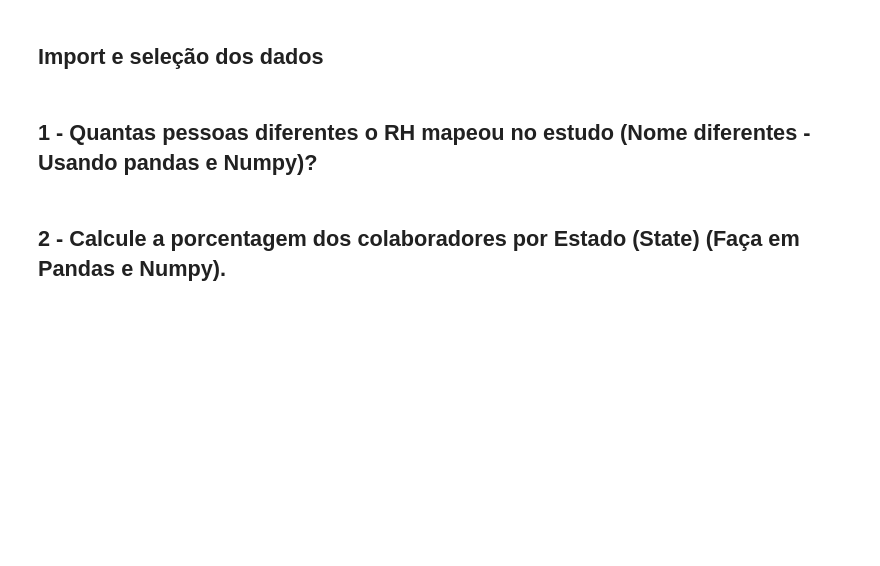
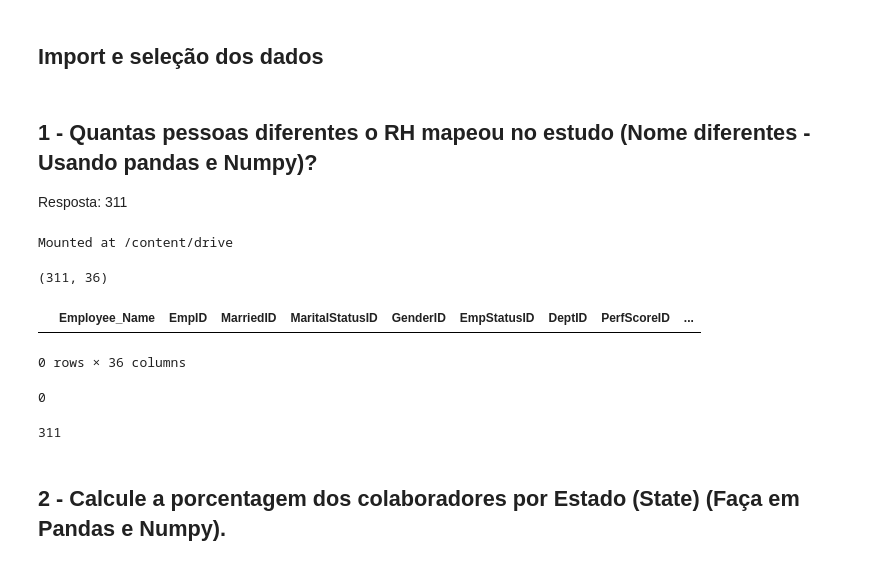
Before and after one commit to valdirdpg/curso-dnc, a Jupyter notebook: Bibliotecas_Python_V2_Numpy,_Pandas_e_Matplot_[Valdir].ipynb, the cells around one changed output. Cells and saved outputs as stored; diff of their text form; code cells hidden in the pictures; blank space fills up the shorter version.

```diff
--- a/Bibliotecas_Python_V2_Numpy,_Pandas_e_Matplot_[Valdir].ipynb
+++ b/Bibliotecas_Python_V2_Numpy,_Pandas_e_Matplot_[Valdir].ipynb
@@ -32,5 +32,11 @@ df = pd.read_csv('/content/drive/MyDrive/Colab Notebooks/dnc/Dataset/HRDataset_v
 # %% [markdown]
 ## 1 - Quantas pessoas diferentes o RH mapeou no estudo (Nome diferentes - Usando pandas e Numpy)?
+Resposta: 311
 # %%
 import pandas as pd
 import numpy as np
+# %%
+from google.colab import drive
+drive.mount('/content/drive')
+# %% [output]
+Mounted at /content/drive
@@ -37,2 +45,23 @@ import numpy as np
+# %%
+print(hrd.shape)
+hrd.head(0)
+# %% [output]
+(311, 36)
+|  | Employee_Name | EmpID | MarriedID | MaritalStatusID | GenderID | EmpStatusID | DeptID | PerfScoreID | ... |
+0 rows × 36 columns
+# %%
+# Resposta 1 com Pandas
+hrd.duplicated()
+hrd1 = list(hrd['Employee_Name'].duplicated())
+hrd1.count(False)
+# %% [output]
+0
+# %%
+# Resposta 1 com Numpy
+hrd2 = list(hrd['EmpID'])
+hr3 = np.unique(hrd2)
+hr3.size
+# %% [output]
+311
 # %% [markdown]
 ## 2 - Calcule a porcentagem dos colaboradores por Estado (State) (Faça em Pandas e Numpy).
```
Also changed, not shown: parts of 6 cells of this notebook.
